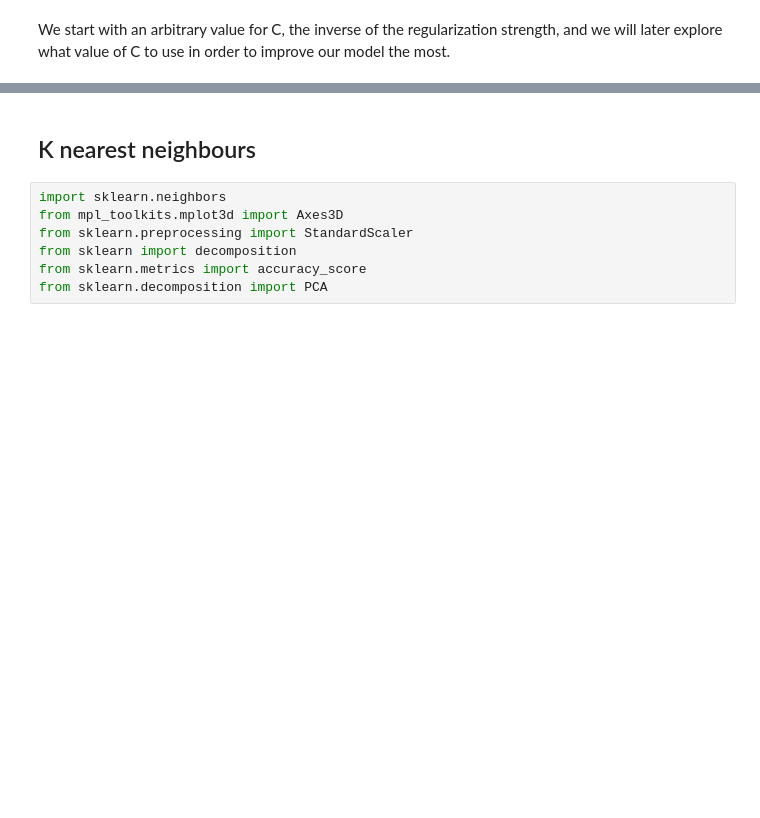
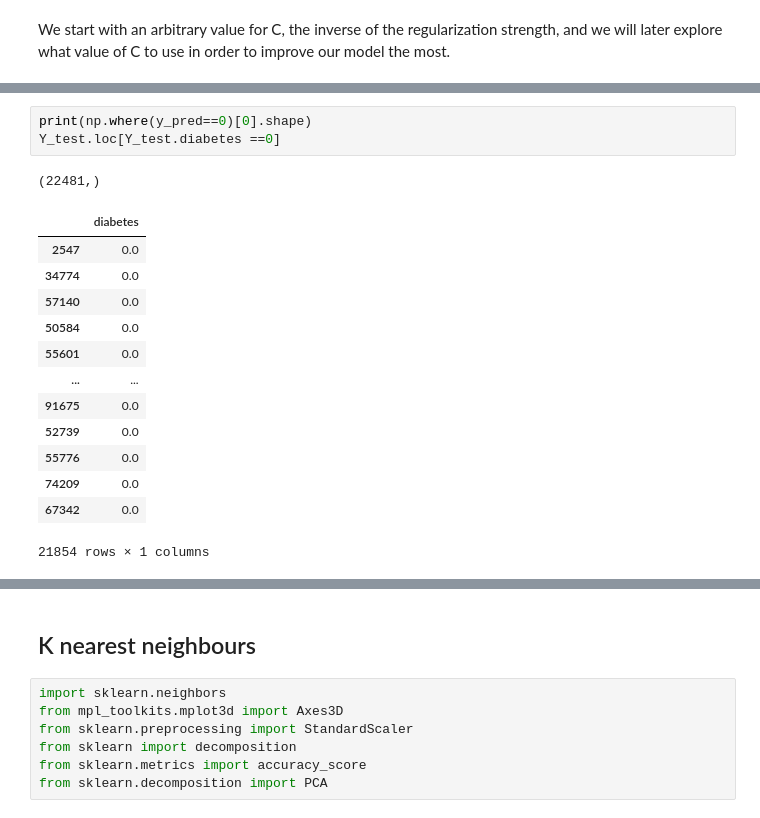
Before and after one commit to flaviagrasso/CSE204_Project, a Jupyter notebook: MachineLearningProject/MACHINE LEARNING PROJECT.ipynb, the cells around one changed output, grey strips where cells are left out. Drawn from its saved outputs; the diff is of its cells as text; blank space fills up the shorter version.

```diff
--- a/MachineLearningProject/MACHINE LEARNING PROJECT.ipynb
+++ b/MachineLearningProject/MACHINE LEARNING PROJECT.ipynb
@@ -153,0 +171,18 @@ accuracy_score(Y_test, y_pred)
+# %%
+print(np.where(y_pred==0)[0].shape)
+Y_test.loc[Y_test.diabetes ==0]
+# %% [output]
+(22481,)
+|  | diabetes |
+| 2547 | 0.0 |
+| 34774 | 0.0 |
+| 57140 | 0.0 |
+| 50584 | 0.0 |
+| 55601 | 0.0 |
+| ... | ... |
+| 91675 | 0.0 |
+| 52739 | 0.0 |
+| 55776 | 0.0 |
+| 74209 | 0.0 |
+| 67342 | 0.0 |
+21854 rows × 1 columns
```
Also changed, not shown: parts of 7 cells of this notebook.
